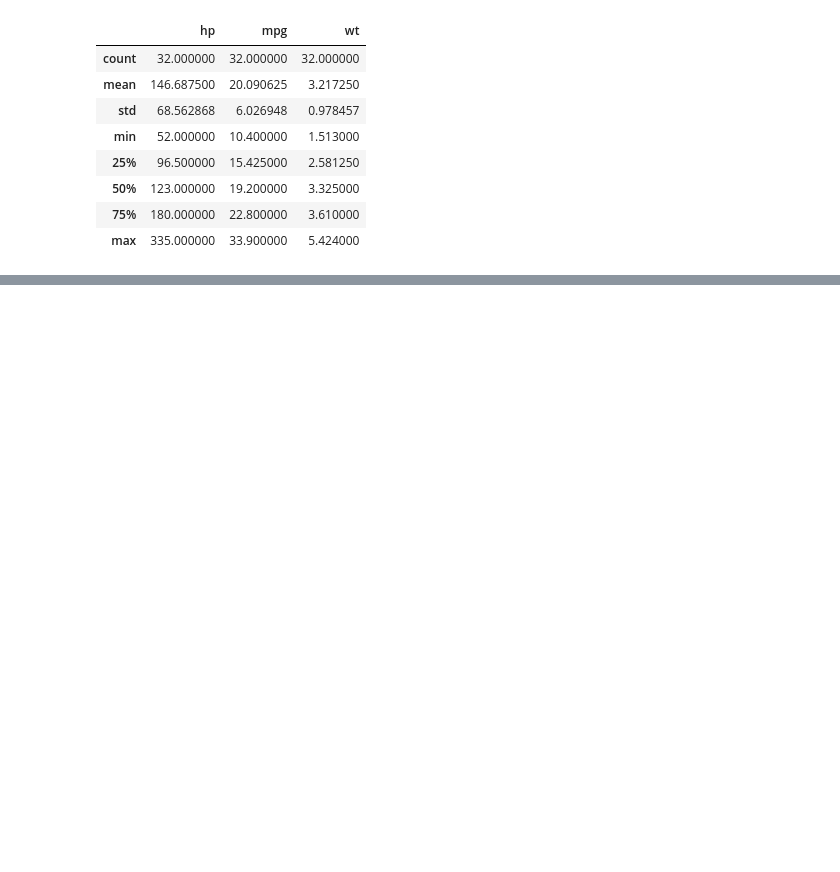
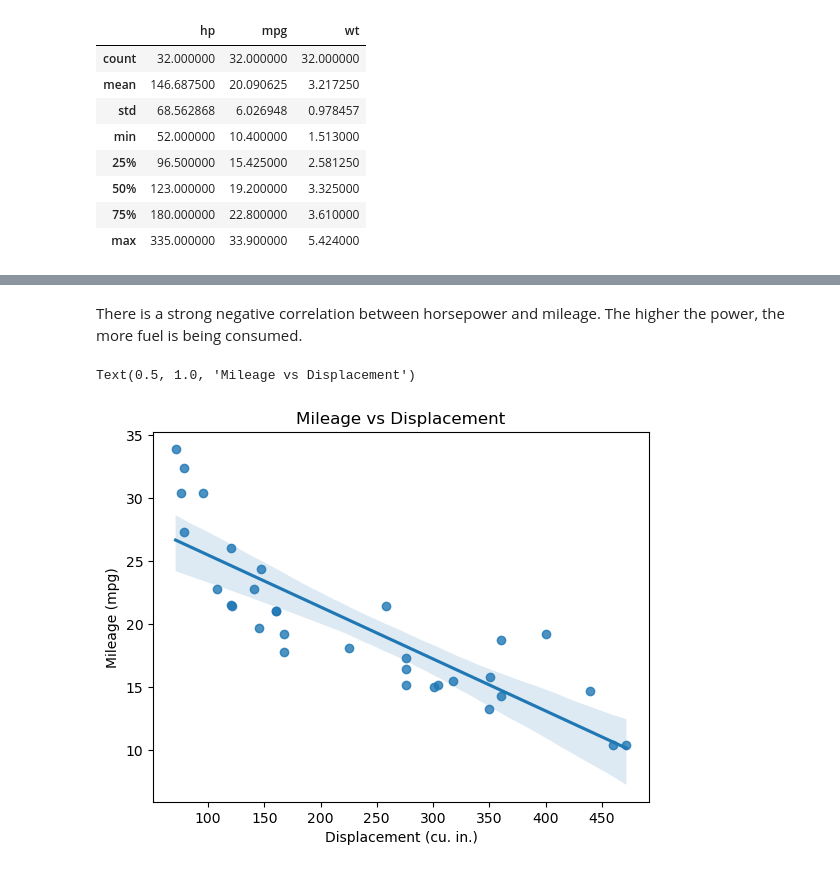
Before and after one commit to labeeb0x5fabrar/mtcars-analysis, a Jupyter notebook: mtcars-analysis.ipynb, the cells around one changed output, grey strips where cells are left out. Saved outputs shown, nothing was run; the diff lists cells and outputs as text; code cells hidden in the pictures; blank space fills up the shorter version.

```diff
--- a/mtcars-analysis.ipynb
+++ b/mtcars-analysis.ipynb
@@ -185,0 +324,11 @@ mtcars.head(mtcars.shape[0])
+# %% [markdown]
+There is a strong negative correlation between horsepower and mileage. The higher the power, the more fuel is being consumed.
+# %%
+# mpg vs displacement
+ax = sns.regplot(data=mtcars[['mpg', 'disp']].sort_values(by='disp'), x='disp', y='mpg')
+plt.ylabel("Mileage (mpg)")
+plt.xlabel("Displacement (cu. in.)")
+ax.set_title("Mileage vs Displacement")
+# %% [output]
+Text(0.5, 1.0, 'Mileage vs Displacement')
+[figure, added]
```
Also changed, not shown: parts of 51 cells of this notebook.
